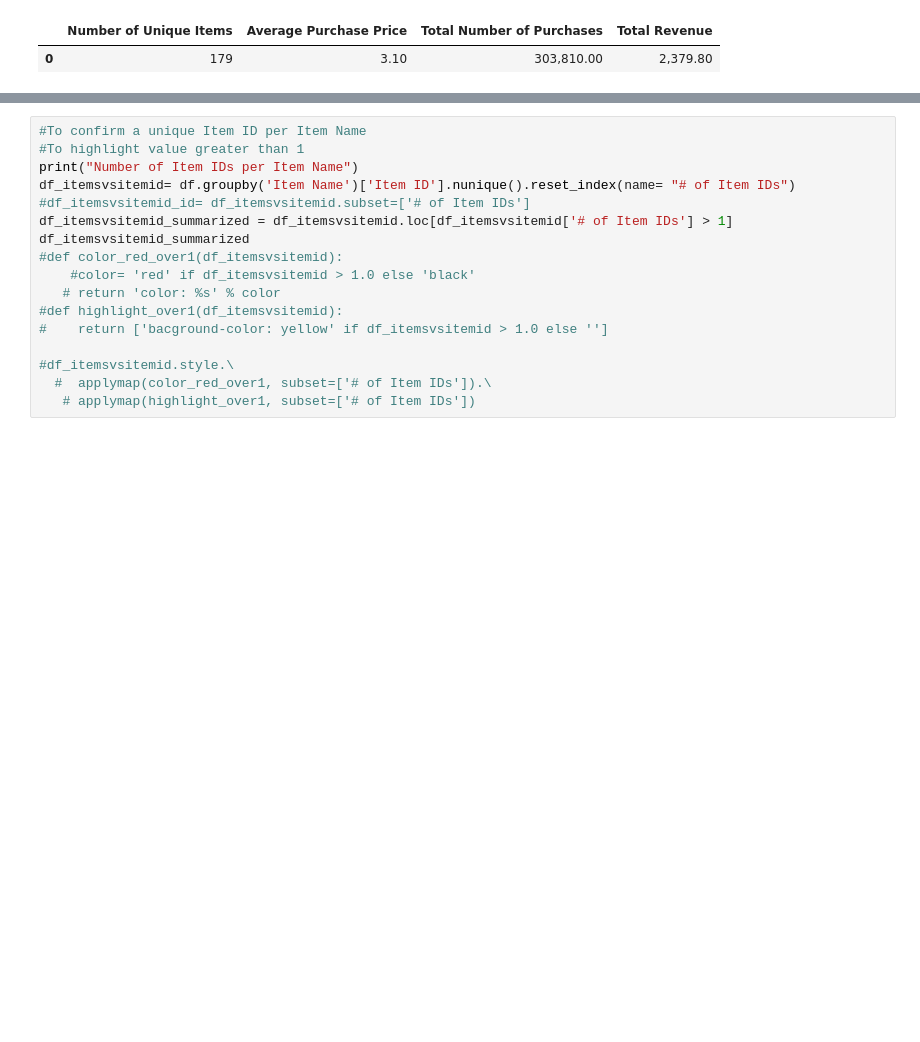
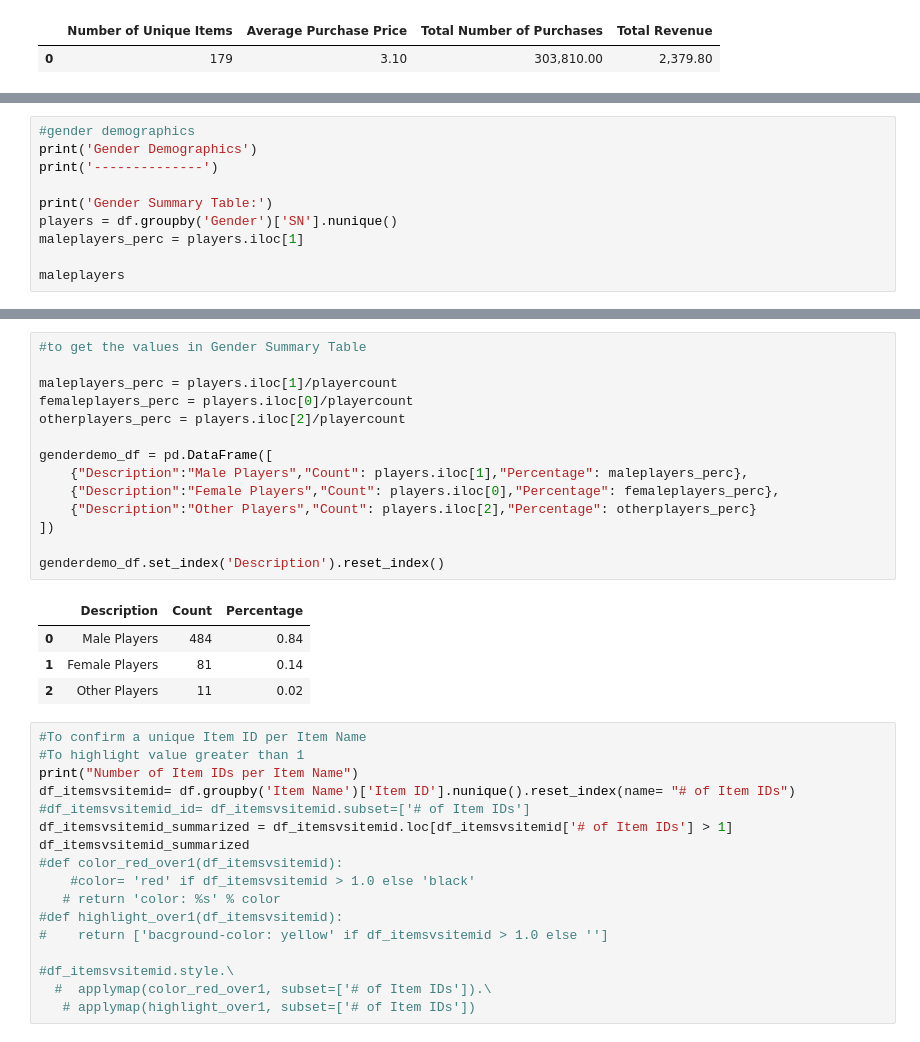
Before and after one commit to JosefinaAureaAmaro/01_Python_Pandas, a Jupyter notebook: Heroes_of_Pymoli.ipynb, the cells around one changed output, grey strips where cells are left out. Cells and saved outputs as stored; diff of their text form; blank space fills up the shorter version.

Commit message:
created tables up to Gender Demographics

```diff
--- a/Heroes_of_Pymoli.ipynb
+++ b/Heroes_of_Pymoli.ipynb
@@ -102,3 +107,13 @@ df_statsbyGenderAge
 | 0 | Female | 113.00 | 21.00 | 6.00 | 7.00 | 18.00 | 21.00 | 24.00 | 40.00 |
 | 1 | Male | 652.00 | 23.00 | 7.00 | 7.00 | 20.00 | 22.00 | 25.00 | 45.00 |
 | 2 | Other / Non-Disclosed | 15.00 | 24.00 | 8.00 | 15.00 | 18.00 | 21.00 | 30.00 | 38.00 |
+# %%
+#gender demographics
+print('Gender Demographics')
+print('--------------')
+
+print('Gender Summary Table:')
+players = df.groupby('Gender')['SN'].nunique()
+maleplayers_perc = players.iloc[1]
+
+maleplayers
@@ -105,3 +128,22 @@ df_statsbyGenderAge
+# %%
+#to get the values in Gender Summary Table
+
+maleplayers_perc = players.iloc[1]/playercount
+femaleplayers_perc = players.iloc[0]/playercount
+otherplayers_perc = players.iloc[2]/playercount
+
+genderdemo_df = pd.DataFrame([
+    {"Description":"Male Players","Count": players.iloc[1],"Percentage": maleplayers_perc},
+    {"Description":"Female Players","Count": players.iloc[0],"Percentage": femaleplayers_perc},
+    {"Description":"Other Players","Count": players.iloc[2],"Percentage": otherplayers_perc}
+])
+
+genderdemo_df.set_index('Description').reset_index()
+# %% [output]
+|  | Description | Count | Percentage |
+| 0 | Male Players | 484 | 0.84 |
+| 1 | Female Players | 81 | 0.14 |
+| 2 | Other Players | 11 | 0.02 |
 # %%
 #To confirm a unique Item ID per Item Name
 #To highlight value greater than 1
```
Also changed, not shown: parts of 2 cells of this notebook.
